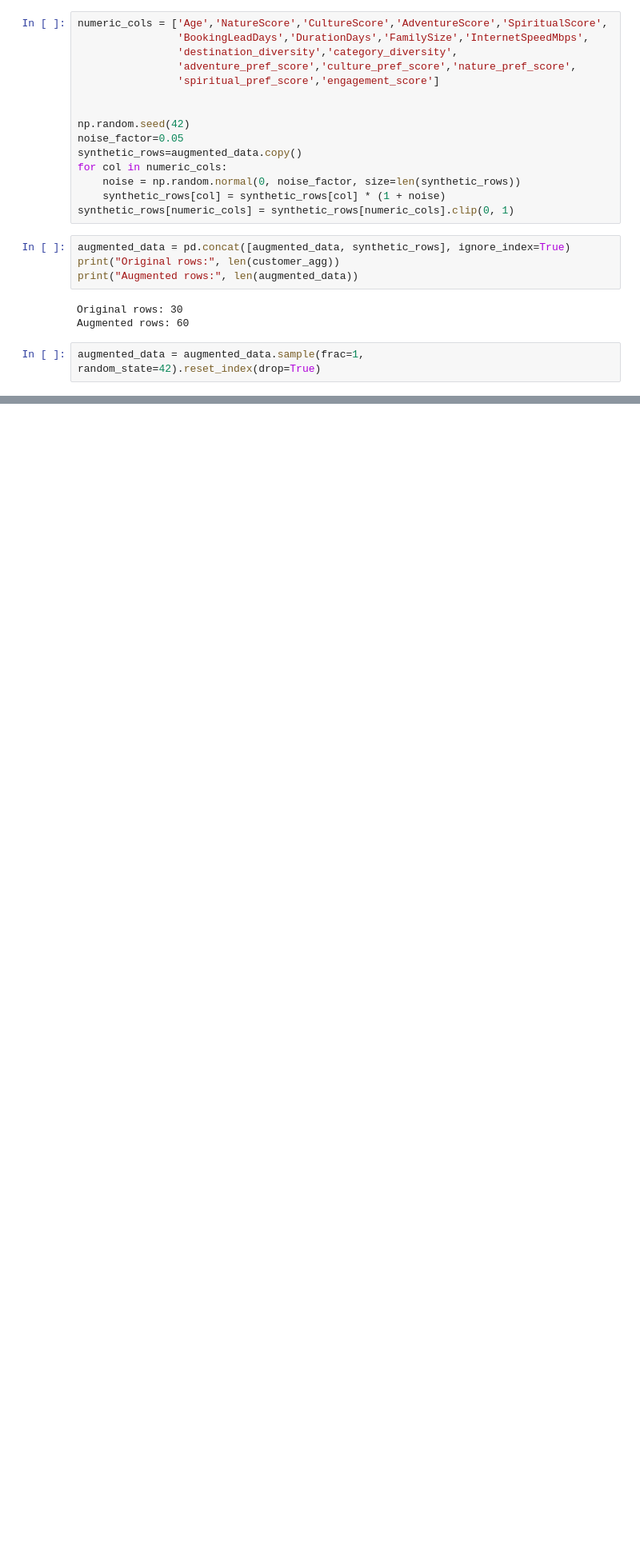
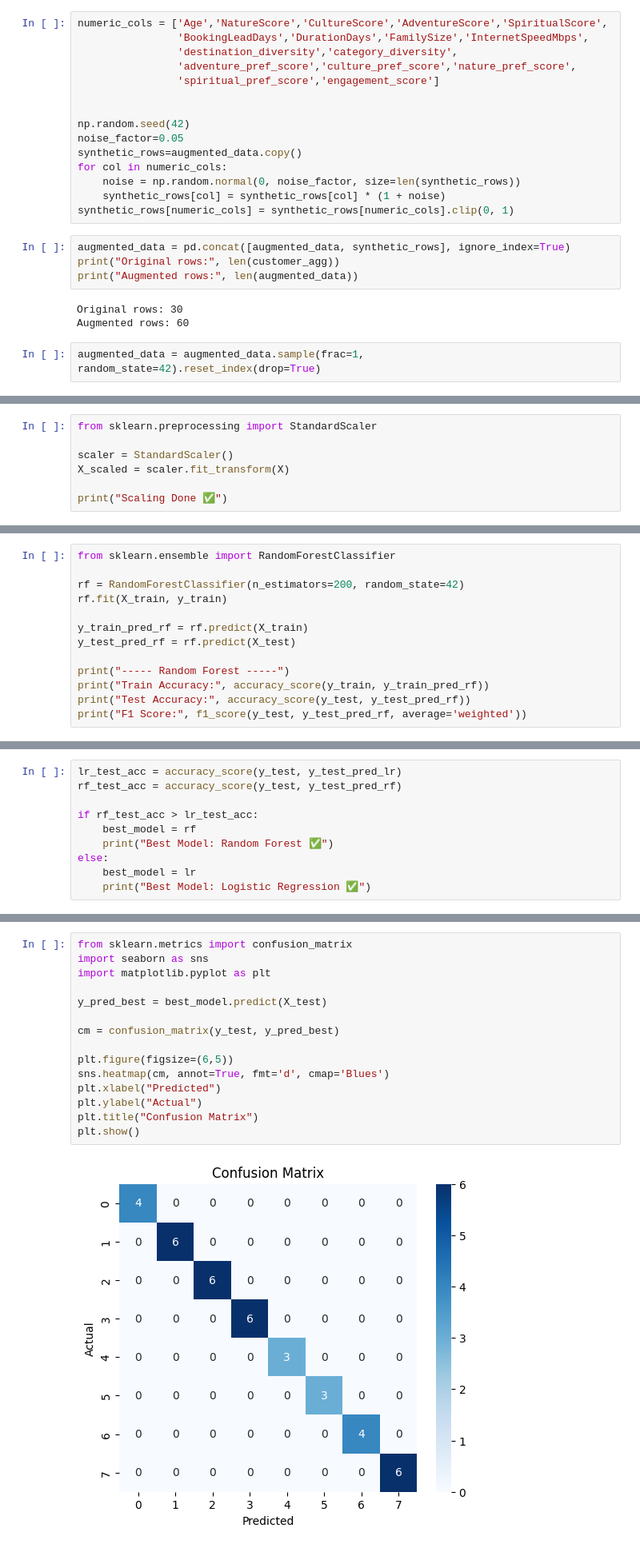
Before and after one commit to Shreya-Sharma03/AI-Travel-Intelligence-System, a Jupyter notebook: TripSenseData.ipynb, the cells around one changed output, grey strips where cells are left out. Shown at 80% size. Cells and saved outputs as stored; diff of their text form; blank space fills up the shorter version.

```diff
--- a/TripSenseData.ipynb
+++ b/TripSenseData.ipynb
@@ -350,0 +553,7 @@ augmented_data = augmented_data.sample(frac=1, random_state=42).reset_index(drop
+# %%
+from sklearn.preprocessing import StandardScaler
+
+scaler = StandardScaler()
+X_scaled = scaler.fit_transform(X)
+
+print("Scaling Done ✅")
@@ -350,0 +591,13 @@ augmented_data = augmented_data.sample(frac=1, random_state=42).reset_index(drop
+# %%
+from sklearn.ensemble import RandomForestClassifier
+
+rf = RandomForestClassifier(n_estimators=200, random_state=42)
+rf.fit(X_train, y_train)
+
+y_train_pred_rf = rf.predict(X_train)
+y_test_pred_rf = rf.predict(X_test)
+
+print("----- Random Forest -----")
+print("Train Accuracy:", accuracy_score(y_train, y_train_pred_rf))
+print("Test Accuracy:", accuracy_score(y_test, y_test_pred_rf))
+print("F1 Score:", f1_score(y_test, y_test_pred_rf, average='weighted'))
@@ -350,0 +609,10 @@ augmented_data = augmented_data.sample(frac=1, random_state=42).reset_index(drop
+# %%
+lr_test_acc = accuracy_score(y_test, y_test_pred_lr)
+rf_test_acc = accuracy_score(y_test, y_test_pred_rf)
+
+if rf_test_acc > lr_test_acc:
+    best_model = rf
+    print("Best Model: Random Forest ✅")
+else:
+    best_model = lr
+    print("Best Model: Logistic Regression ✅")
@@ -350,0 +621,17 @@ augmented_data = augmented_data.sample(frac=1, random_state=42).reset_index(drop
+# %%
+from sklearn.metrics import confusion_matrix
+import seaborn as sns
+import matplotlib.pyplot as plt
+
+y_pred_best = best_model.predict(X_test)
+
+cm = confusion_matrix(y_test, y_pred_best)
+
+plt.figure(figsize=(6,5))
+sns.heatmap(cm, annot=True, fmt='d', cmap='Blues')
+plt.xlabel("Predicted")
+plt.ylabel("Actual")
+plt.title("Confusion Matrix")
+plt.show()
+# %% [output]
+[figure, added]
```
Also changed, not shown: parts of 72 cells of this notebook.
